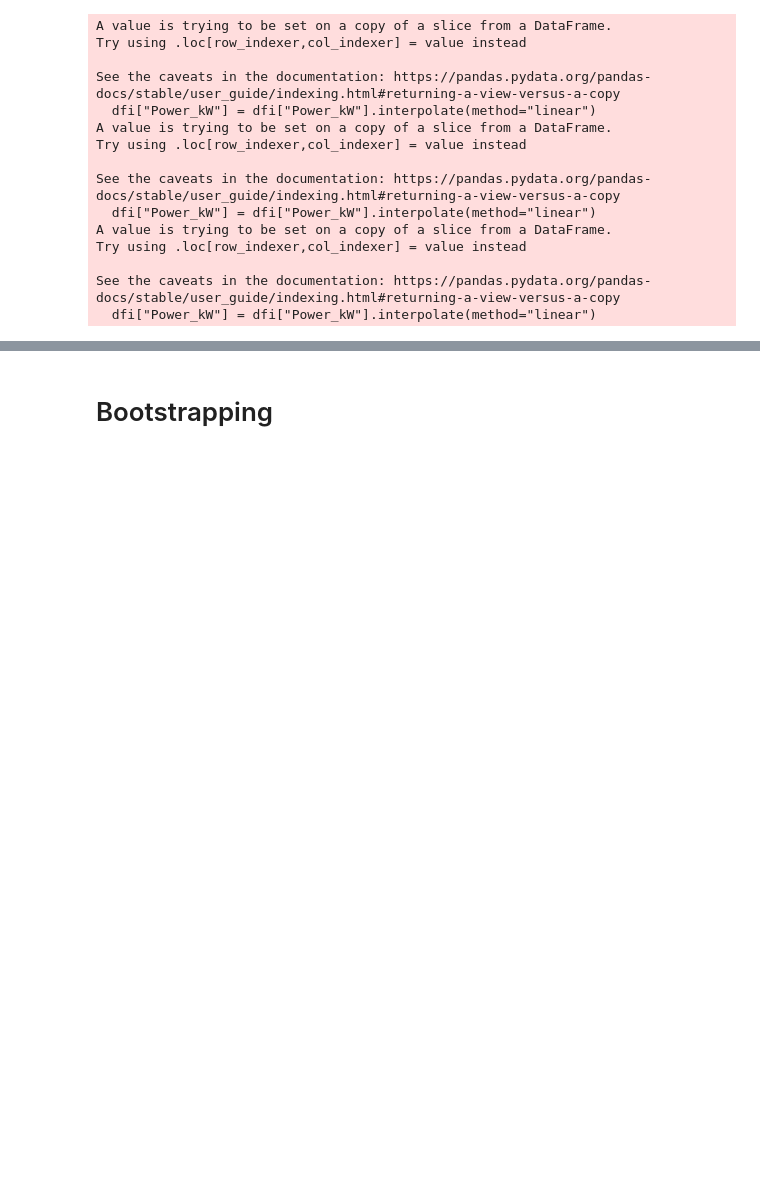
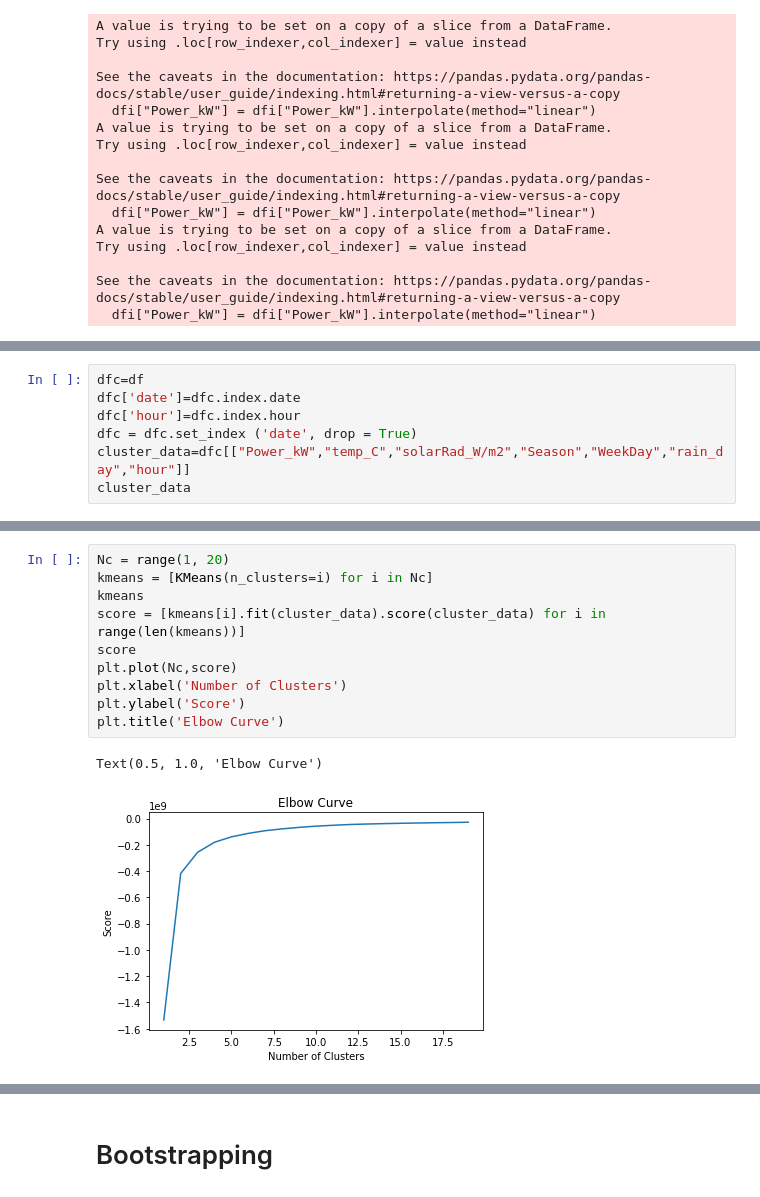
Before and after one commit to valerb997/Project-1, a Jupyter notebook: Model - Copy/Model.ipynb, the cells around one changed output, grey strips where cells are left out. Drawn from its saved outputs; the diff is of its cells as text; blank space fills up the shorter version.

```diff
--- a/Model - Copy/Model.ipynb
+++ b/Model - Copy/Model.ipynb
@@ -507,0 +527,7 @@ See the caveats in the documentation: https://pandas.pydata.org/pandas-docs/stab
+# %%
+dfc=df
+dfc['date']=dfc.index.date
+dfc['hour']=dfc.index.hour
+dfc = dfc.set_index ('date', drop = True)
+cluster_data=dfc[["Power_kW","temp_C","solarRad_W/m2","Season","WeekDay","rain_day","hour"]]
+cluster_data
@@ -507,0 +574,13 @@ See the caveats in the documentation: https://pandas.pydata.org/pandas-docs/stab
+# %%
+Nc = range(1, 20)
+kmeans = [KMeans(n_clusters=i) for i in Nc]
+kmeans
+score = [kmeans[i].fit(cluster_data).score(cluster_data) for i in range(len(kmeans))]
+score
+plt.plot(Nc,score)
+plt.xlabel('Number of Clusters')
+plt.ylabel('Score')
+plt.title('Elbow Curve')
+# %% [output]
+Text(0.5, 1.0, 'Elbow Curve')
+[figure, added]
```
Also changed, not shown: parts of 23 cells of this notebook.
